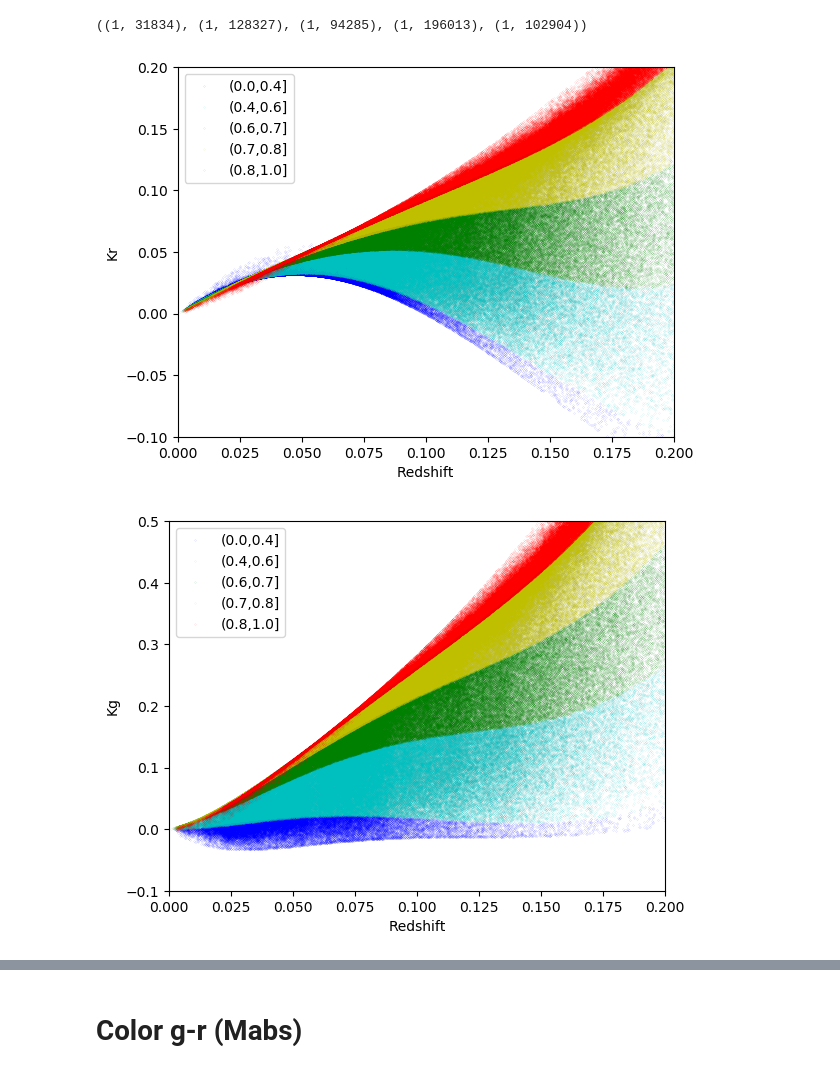
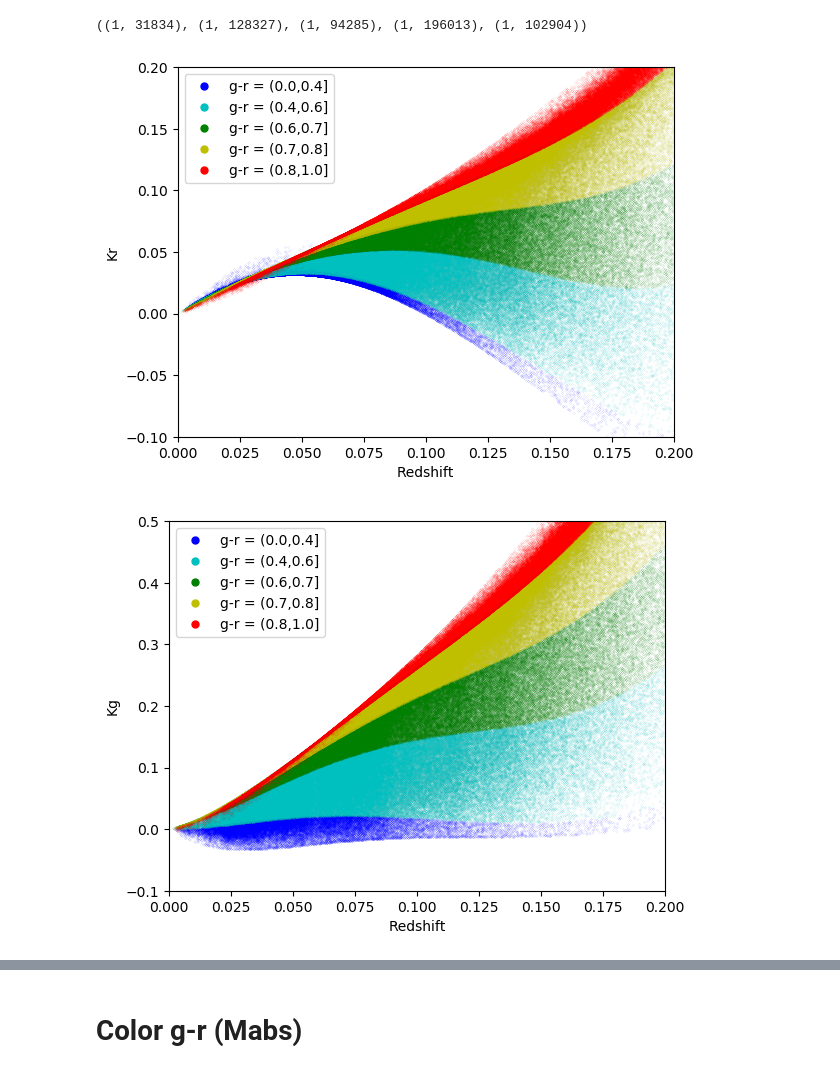
Before and after one commit to antotaverna/cg_environments, a Jupyter notebook: plots/tempel.ipynb, the cells around one changed output, grey strips where cells are left out. Saved outputs shown, nothing was run; the diff lists cells and outputs as text; code cells hidden in the pictures.

Commit message:
change legend tempel.ipynb

```diff
--- a/plots/tempel.ipynb
+++ b/plots/tempel.ipynb
@@ -114,7 +114,7 @@ plt.show()
 # %% [markdown]
 # **Correcion K**
 # %%
-dfk = pd.read_table("tempel_kcorr.dat", sep="\s+", names=['z', 'mr', 'kr', 'mg', 'kg'])
+dfk = pd.read_table("../../tempel_kcorr.dat", sep="\s+", names=['z', 'mr', 'kr', 'mg', 'kg'])
 #dfk = pd.read_table("tempel_kcorr.dat", sep="\s+", names=['z', 'kr'])
 # %%
 dfk.head(3)
@@ -198,38 +198,38 @@ np.shape(ic1),np.shape(ic2),np.shape(ic3),np.shape(ic4),np.shape(ic5)
 ((1, 31834), (1, 128327), (1, 94285), (1, 196013), (1, 102904))
 # %%
 fig, ax = plt.subplots()
-ax.plot(zz[ic1], kkr[ic1], 'b.',linestyle='None', markersize=0.1,label='(0.0,0.4]')
-ax.plot(zz[ic2], kkr[ic2], 'c.',linestyle='None', markersize=0.1,label='(0.4,0.6]')
-ax.plot(zz[ic3], kkr[ic3], 'g.',linestyle='None', markersize=0.1,label='(0.6,0.7]')
-ax.plot(zz[ic4], kkr[ic4], 'y.',linestyle='None', markersize=0.1,label='(0.7,0.8]')
-ax.plot(zz[ic5], kkr[ic5], 'r.',linestyle='None', markersize=0.1,label='(0.8,1.0]')
+ax.plot(zz[ic1], kkr[ic1], 'b.', markersize=0.1,label='g-r = (0.0,0.4]') #,linestyle='None'
+ax.plot(zz[ic2], kkr[ic2], 'c.', markersize=0.1,label='g-r = (0.4,0.6]')
+ax.plot(zz[ic3], kkr[ic3], 'g.', markersize=0.1,label='g-r = (0.6,0.7]')
+ax.plot(zz[ic4], kkr[ic4], 'y.', markersize=0.1,label='g-r = (0.7,0.8]')
+ax.plot(zz[ic5], kkr[ic5], 'r.', markersize=0.1,label='g-r = (0.8,1.0]')
 
 ax.set_xlim(0,0.2)
 ax.set_ylim(-0.1,0.2)
 
 ax.set_xlabel('Redshift')
 ax.set_ylabel('Kr')
-ax.legend(loc='upper left')
+ax.legend(loc='upper left', markerscale=100., scatterpoints=2, fontsize=10)
 plt.show()
-#fig.savefig('test_kcorr.pdf')
+#fig.savefig('test_kcorr.eps', format='eps')
 # %% [output]
-[figure, old version]
+[figure, new version]
 # %%
 fig, ax = plt.subplots()
-ax.plot(zz[ic1], kkg[ic1], 'b.',linestyle='None', markersize=0.1,label='(0.0,0.4]')
-ax.plot(zz[ic2], kkg[ic2], 'c.',linestyle='None', markersize=0.1,label='(0.4,0.6]')
-ax.plot(zz[ic3], kkg[ic3], 'g.',linestyle='None', markersize=0.1,label='(0.6,0.7]')
-ax.plot(zz[ic4], kkg[ic4], 'y.',linestyle='None', markersize=0.1,label='(0.7,0.8]')
-ax.plot(zz[ic5], kkg[ic5], 'r.',linestyle='None', markersize=0.1,label='(0.8,1.0]')
+ax.plot(zz[ic1], kkg[ic1], 'b.',linestyle='None', markersize=0.1,label='g-r = (0.0,0.4]')
+ax.plot(zz[ic2], kkg[ic2], 'c.',linestyle='None', markersize=0.1,label='g-r = (0.4,0.6]')
+ax.plot(zz[ic3], kkg[ic3], 'g.',linestyle='None', markersize=0.1,label='g-r = (0.6,0.7]')
+ax.plot(zz[ic4], kkg[ic4], 'y.',linestyle='None', markersize=0.1,label='g-r = (0.7,0.8]')
+ax.plot(zz[ic5], kkg[ic5], 'r.',linestyle='None', markersize=0.1,label='g-r = (0.8,1.0]')
 
 ax.set_xlim(0,0.2)
 ax.set_ylim(-0.1,0.5)
 
 ax.set_xlabel('Redshift')
 ax.set_ylabel('Kg')
-ax.legend(loc='upper left')
+ax.legend(loc='upper left', markerscale=100., scatterpoints=2, fontsize=10)
 plt.show()
 # %% [output]
-[figure, old version]
+[figure, new version]
 # %%
 fig, ax = plt.subplots()
```
Also changed, not shown: parts of 18 cells of this notebook.
